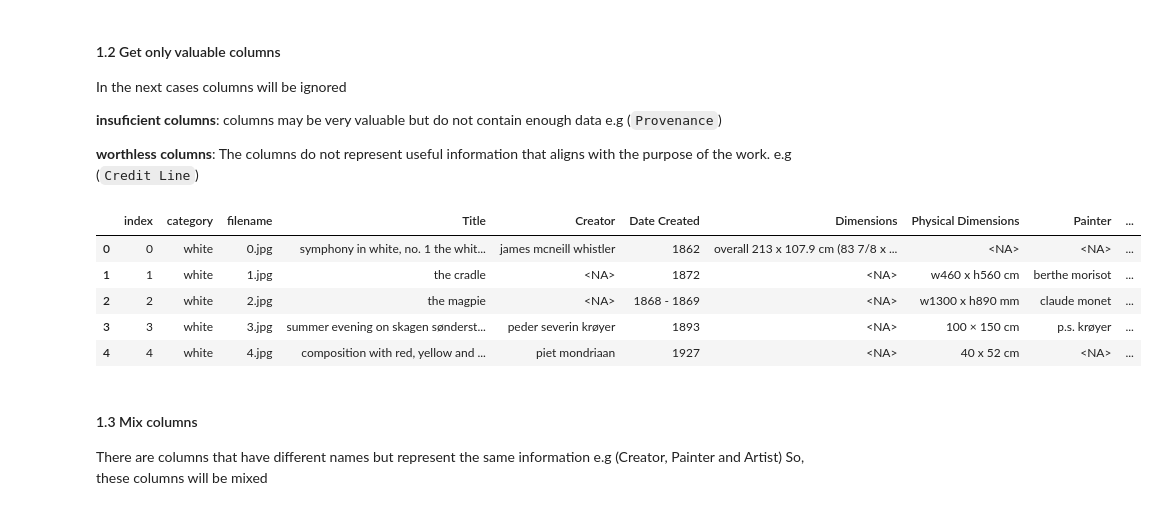
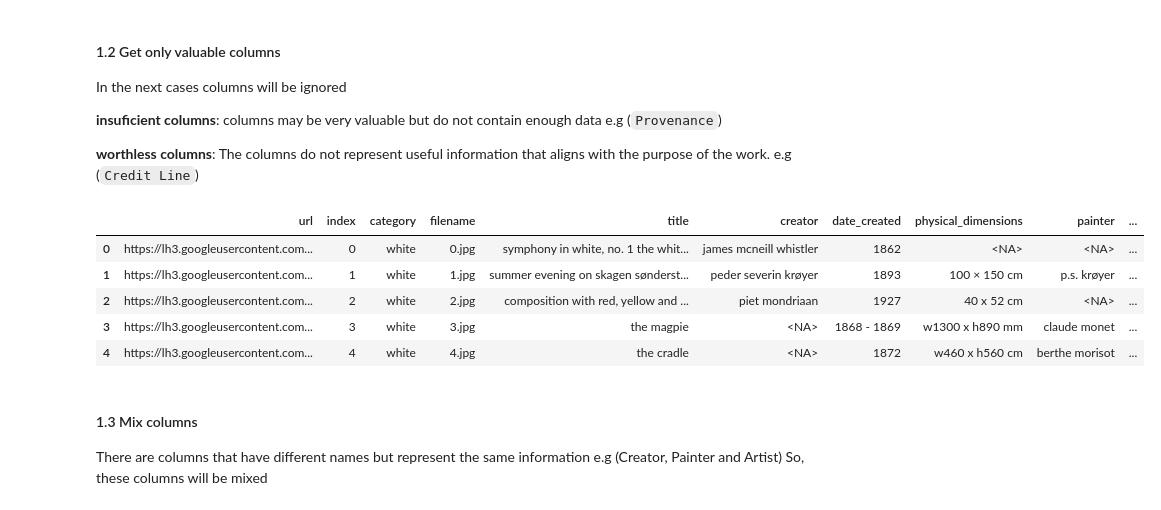
Before and after one commit to alejomaar/machine-learning, a Jupyter notebook: clasification/Google Art and Culture/notebooks/02_data_preparation.ipynb, the cells around one changed output. Drawn from its saved outputs; the diff is of its cells as text; code cells hidden in the pictures.

```diff
--- a/clasification/Google Art and Culture/notebooks/02_data_preparation.ipynb
+++ b/clasification/Google Art and Culture/notebooks/02_data_preparation.ipynb
@@ -68,7 +68,7 @@ Many columns contain majority **null values**, so...
 
 `only columns with less than 10000 null data will be kept`
 # %%
-junk_columns =df_nulls[df_nulls['acc_null']>10000]['column'].values.tolist()
+junk_columns =df_nulls[df_nulls['acc_null']>10700]['column'].values.tolist()
 # %%
 clean_df =df.drop(junk_columns,axis=1)
 # %% [markdown]
@@ -96,5 +96,10 @@ memory usage: 2.6 MB
 # %% [markdown]
 out of a total of 501 columns only 33 remained
+# %%
+clean_df=clean_df.drop("Location",axis=1)
+print()
+# %%
+clean_df.columns =clean_df.columns.str.lower().str.replace(" ","_")
 # %% [markdown]
 
 
@@ -107,17 +112,18 @@ e.g (`Provenance`)
 
 **worthless columns**: The columns do not represent useful information that aligns with the purpose of the work.
 e.g (`Credit Line`)
-# %%
-clean_df =  clean_df[['index','category', 'filename', 'Title', 'Creator', 'Date Created', 'Dimensions',
-                      'Physical Dimensions','Painter','Date', 'Artist']]
-clean_df.head()
-# %% [output]
-|  | index | category | filename | Title | Creator | Date Created | Dimensions | Physical Dimensions | Painter | ... |
-| 0 | 0 | white | 0.jpg | symphony in white, no. 1 the whit... | james mcneill whistler | 1862 | overall 213 x 107.9 cm (83 7/8 x ... | <NA> | <NA> | ... |
-| 1 | 1 | white | 1.jpg | the cradle | <NA> | 1872 | <NA> | w460 x h560 cm | berthe morisot | ... |
-| 2 | 2 | white | 2.jpg | the magpie | <NA> | 1868 - 1869 | <NA> | w1300 x h890 mm | claude monet | ... |
-| 3 | 3 | white | 3.jpg | summer evening on skagen sønderst... | peder severin krøyer | 1893 | <NA> | 100 × 150 cm | p.s. krøyer | ... |
-| 4 | 4 | white | 4.jpg | composition with red, yellow and ... | piet mondriaan | 1927 | <NA> | 40 x 52 cm | <NA> | ... |
+# %%
+clean_df =  clean_df[['url','index','category', 'filename', 'title', 'creator', 'date_created', 'physical_dimensions'
+                      ,'painter','date', 'artist','museum','location']]
+
+clean_df.head()
+# %% [output]
+|  | url | index | category | filename | title | creator | date_created | physical_dimensions | painter | ... |
+| 0 | https://lh3.googleusercontent.com... | 0 | white | 0.jpg | symphony in white, no. 1 the whit... | james mcneill whistler | 1862 | <NA> | <NA> | ... |
+| 1 | https://lh3.googleusercontent.com... | 1 | white | 1.jpg | summer evening on skagen sønderst... | peder severin krøyer | 1893 | 100 × 150 cm | p.s. krøyer | ... |
+| 2 | https://lh3.googleusercontent.com... | 2 | white | 2.jpg | composition with red, yellow and ... | piet mondriaan | 1927 | 40 x 52 cm | <NA> | ... |
+| 3 | https://lh3.googleusercontent.com... | 3 | white | 3.jpg | the magpie | <NA> | 1868 - 1869 | w1300 x h890 mm | claude monet | ... |
+| 4 | https://lh3.googleusercontent.com... | 4 | white | 4.jpg | the cradle | <NA> | 1872 | w460 x h560 cm | berthe morisot | ... |
 # %% [markdown]
 #### 1.3 Mix columns
 
```
Also changed, not shown: parts of 16 cells of this notebook, 15 other files.
